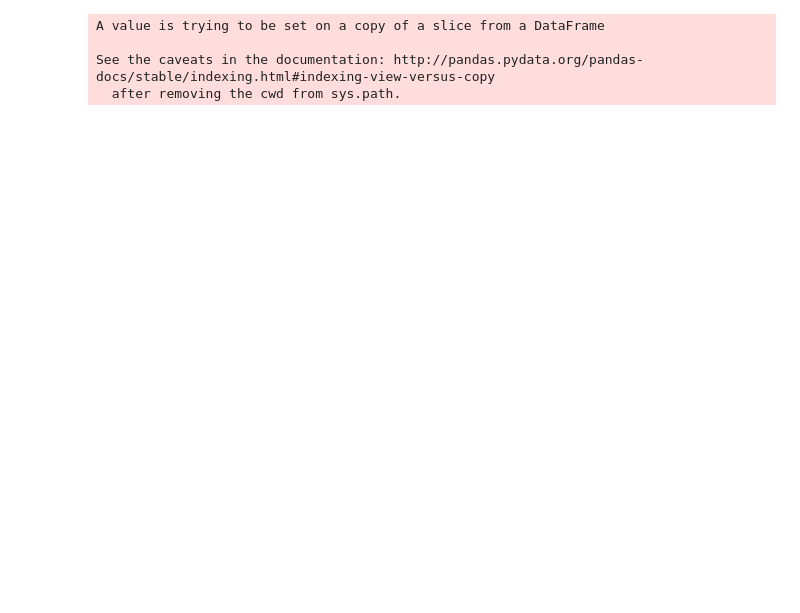
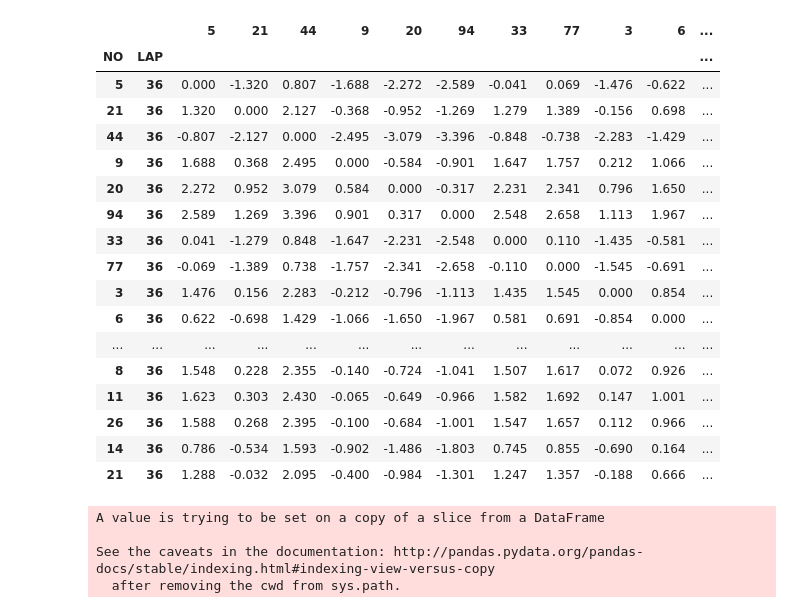
Before and after one commit to gmaretto/pit_stops, a Jupyter notebook: lap_level.ipynb, the cells around one changed output. Saved outputs shown, nothing was run; the diff lists cells and outputs as text; code cells hidden in the pictures; blank space fills up the shorter version.

```diff
--- a/lap_level.ipynb
+++ b/lap_level.ipynb
@@ -17,7 +23,7 @@ for race_id in range(counter):
 # %%
-race_df = d2['race_df_0']
+race_df = d2['race_df_12']
 # dfone = pd.concat(d2.values())
-pit_stop_df = d3['pit_stop_df_0']
+pit_stop_df = d3['pit_stop_df_12']
 # %%
 race_df['TIME'] = race_df['TIME'].apply(lambda x: int(x.split(':')[0])*60 + float(x.split(':')[1]))
 # %%
@@ -61,3 +41,5 @@ last_lap = max(race_df['LAP'])
+# %%
+race_df = race_df[~race_df.index.duplicated(keep='first')]
 # %%
 d_gaps={}
 for i in range(0,last_lap):
@@ -94,3 +179,24 @@ Index([6, 22, 44, 5, 12, 3, 19, 8, 27, 77, 55, 33, 30, 20, 94, 11], dtype='objec
+# %%
+gaps_df
+# %% [output]
+|  |  | 5 | 21 | 44 | 9 | 20 | 94 | 33 | 77 | 3 | 6 | ... |
+| NO | LAP |  |  |  |  |  |  |  |  |  |  | ... |
+| 5 | 36 | 0.000 | -1.320 | 0.807 | -1.688 | -2.272 | -2.589 | -0.041 | 0.069 | -1.476 | -0.622 | ... |
+| 21 | 36 | 1.320 | 0.000 | 2.127 | -0.368 | -0.952 | -1.269 | 1.279 | 1.389 | -0.156 | 0.698 | ... |
+| 44 | 36 | -0.807 | -2.127 | 0.000 | -2.495 | -3.079 | -3.396 | -0.848 | -0.738 | -2.283 | -1.429 | ... |
+| 9 | 36 | 1.688 | 0.368 | 2.495 | 0.000 | -0.584 | -0.901 | 1.647 | 1.757 | 0.212 | 1.066 | ... |
+| 20 | 36 | 2.272 | 0.952 | 3.079 | 0.584 | 0.000 | -0.317 | 2.231 | 2.341 | 0.796 | 1.650 | ... |
+| 94 | 36 | 2.589 | 1.269 | 3.396 | 0.901 | 0.317 | 0.000 | 2.548 | 2.658 | 1.113 | 1.967 | ... |
+| 33 | 36 | 0.041 | -1.279 | 0.848 | -1.647 | -2.231 | -2.548 | 0.000 | 0.110 | -1.435 | -0.581 | ... |
+| 77 | 36 | -0.069 | -1.389 | 0.738 | -1.757 | -2.341 | -2.658 | -0.110 | 0.000 | -1.545 | -0.691 | ... |
+| 3 | 36 | 1.476 | 0.156 | 2.283 | -0.212 | -0.796 | -1.113 | 1.435 | 1.545 | 0.000 | 0.854 | ... |
+| 6 | 36 | 0.622 | -0.698 | 1.429 | -1.066 | -1.650 | -1.967 | 0.581 | 0.691 | -0.854 | 0.000 | ... |
+| ... | ... | ... | ... | ... | ... | ... | ... | ... | ... | ... | ... | ... |
+| 8 | 36 | 1.548 | 0.228 | 2.355 | -0.140 | -0.724 | -1.041 | 1.507 | 1.617 | 0.072 | 0.926 | ... |
+| 11 | 36 | 1.623 | 0.303 | 2.430 | -0.065 | -0.649 | -0.966 | 1.582 | 1.692 | 0.147 | 1.001 | ... |
+| 26 | 36 | 1.588 | 0.268 | 2.395 | -0.100 | -0.684 | -1.001 | 1.547 | 1.657 | 0.112 | 0.966 | ... |
+| 14 | 36 | 0.786 | -0.534 | 1.593 | -0.902 | -1.486 | -1.803 | 0.745 | 0.855 | -0.690 | 0.164 | ... |
+| 21 | 36 | 1.288 | -0.032 | 2.095 | -0.400 | -0.984 | -1.301 | 1.247 | 1.357 | -0.188 | 0.666 | ... |
 # %%
 new_df = race_df.merge(pit_stop_df, on = ['NO','LAP'], how ='outer')
 # new_df.drop(columns = ['Unnamed: 0','Unnamed: 0'], inplace=True)
```
Also changed, not shown: parts of 28 cells of this notebook, 5 other files.
